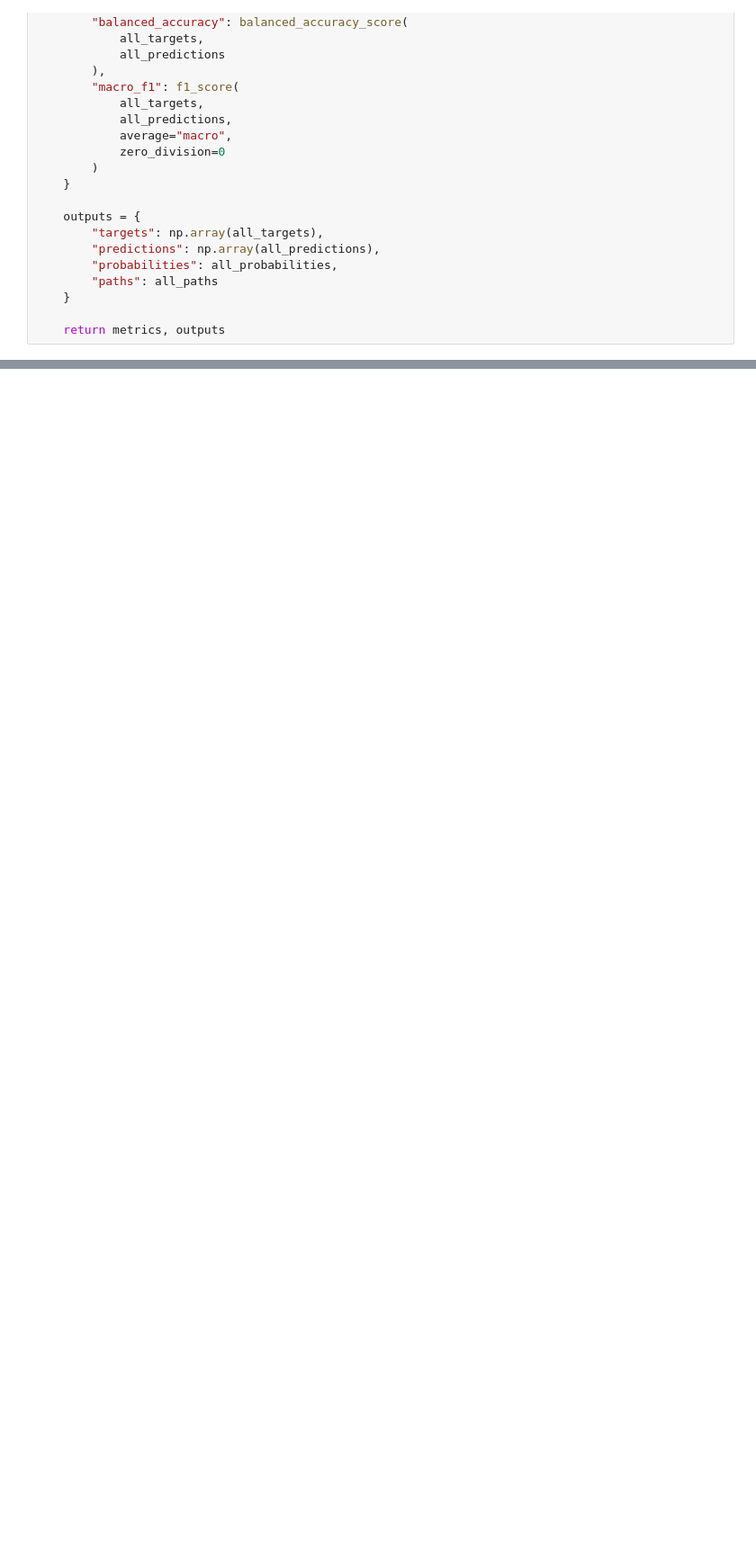
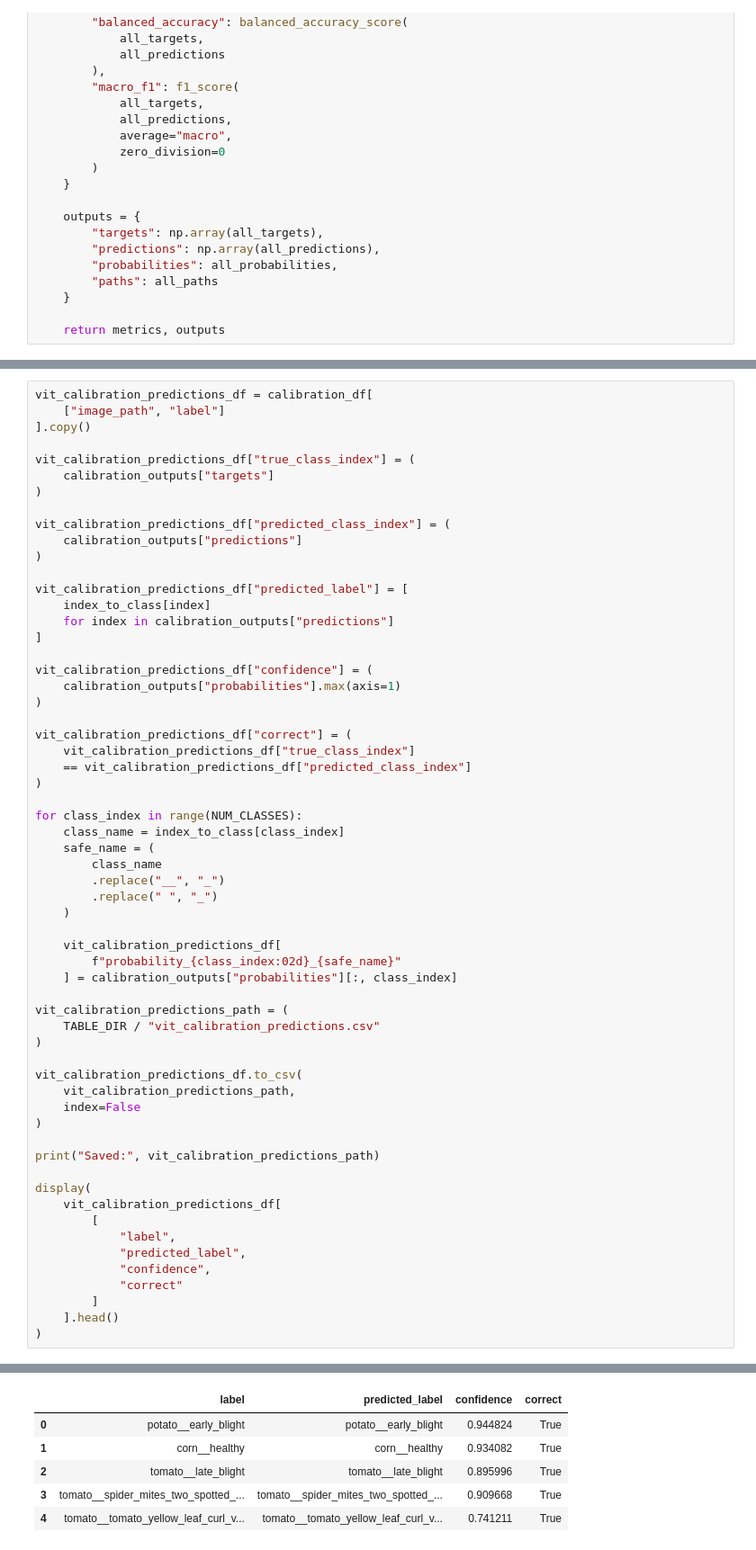
Before and after one commit to prajwal816/Crop-Disease-Detection, a Jupyter notebook: 07_vit_comparison_and_efficiency.ipynb, the cells around one changed output, grey strips where cells are left out. Shown at 90% size. Saved outputs shown, nothing was run; the diff lists cells and outputs as text; blank space fills up the shorter version.

```diff
--- a/07_vit_comparison_and_efficiency.ipynb
+++ b/07_vit_comparison_and_efficiency.ipynb
@@ -2011,3 +2014,64 @@ print("08_calibration_and_selective_prediction")
 
 Next notebook:
 08_calibration_and_selective_prediction
+# %%
+vit_calibration_predictions_df = calibration_df[
+    ["image_path", "label"]
+].copy()
+
+vit_calibration_predictions_df["true_class_index"] = (
+    calibration_outputs["targets"]
+)
+
+vit_calibration_predictions_df["predicted_class_index"] = (
+    calibration_outputs["predictions"]
+)
+
+vit_calibration_predictions_df["predicted_label"] = [
+    index_to_class[index]
+    for index in calibration_outputs["predictions"]
+]
+
+vit_calibration_predictions_df["confidence"] = (
+    calibration_outputs["probabilities"].max(axis=1)
+)
+
+vit_calibration_predictions_df["correct"] = (
+    vit_calibration_predictions_df["true_class_index"]
+    == vit_calibration_predictions_df["predicted_class_index"]
+)
+
+for class_index in range(NUM_CLASSES):
+    class_name = index_to_class[class_index]
+    safe_name = (
+        class_name
+        .replace("__", "_")
+        .replace(" ", "_")
+    )
+
+    vit_calibration_predictions_df[
+        f"probability_{class_index:02d}_{safe_name}"
+    ] = calibration_outputs["probabilities"][:, class_index]
+
+vit_calibration_predictions_path = (
+    TABLE_DIR / "vit_calibration_predictions.csv"
+)
+
+vit_calibration_predictions_df.to_csv(
+    vit_calibration_predictions_path,
+    index=False
+)
+
+print("Saved:", vit_calibration_predictions_path)
+
+display(
+    vit_calibration_predictions_df[
+        [
+            "label",
+            "predicted_label",
+            "confidence",
+            "correct"
+        ]
+    ].head()
+)
+# %% [output]
@@ -2013,0 +2079,6 @@ Next notebook:
+|  | label | predicted_label | confidence | correct |
+| 0 | potato__early_blight | potato__early_blight | 0.944824 | True |
+| 1 | corn__healthy | corn__healthy | 0.934082 | True |
+| 2 | tomato__late_blight | tomato__late_blight | 0.895996 | True |
+| 3 | tomato__spider_mites_two_spotted_... | tomato__spider_mites_two_spotted_... | 0.909668 | True |
+| 4 | tomato__tomato_yellow_leaf_curl_v... | tomato__tomato_yellow_leaf_curl_v... | 0.741211 | True |
```
Also changed, not shown: parts of 15 cells of this notebook.
